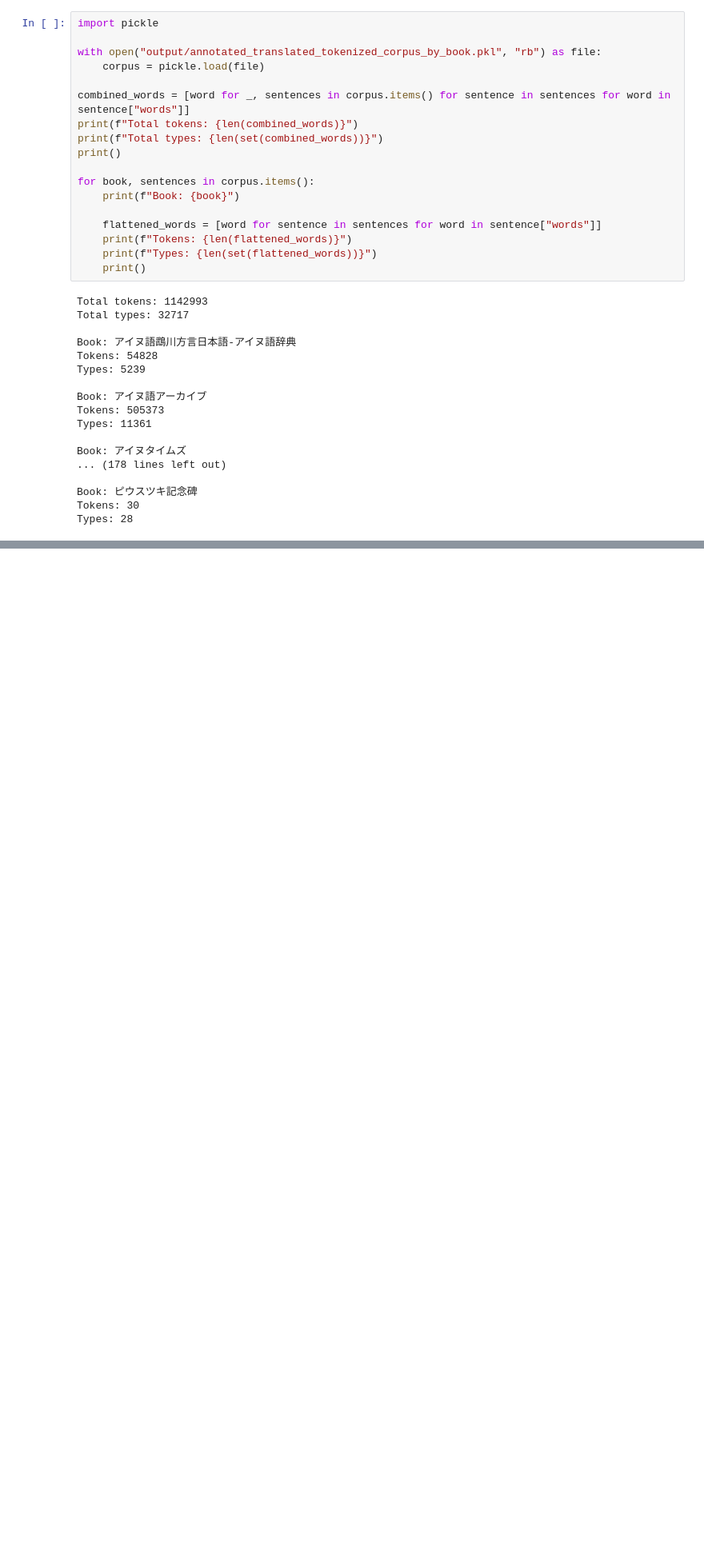
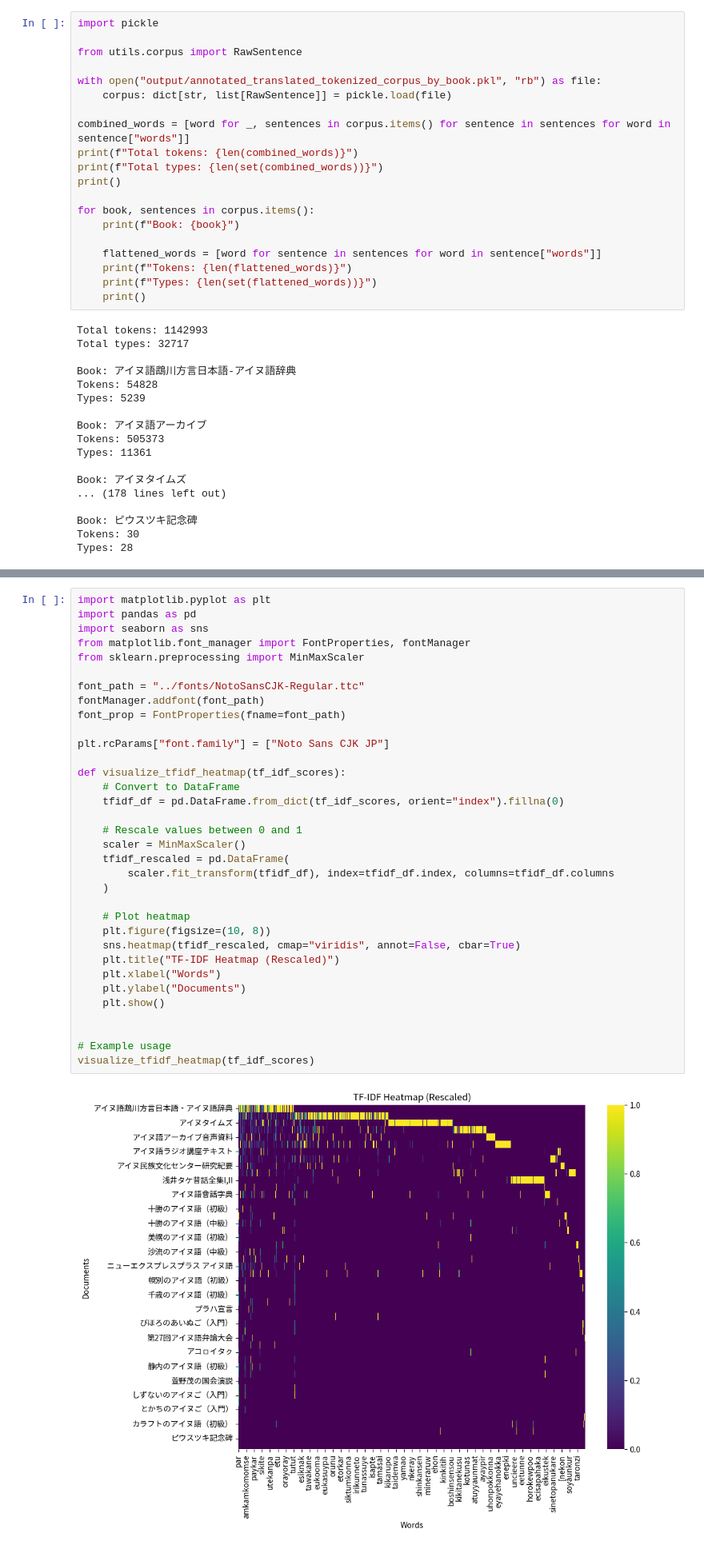
Before and after one commit to mkpoli/ainu-corpora-process, a Jupyter notebook: corpus/basic_statistics.ipynb, the cells around one changed output, grey strips where cells are left out. Shown at 80% size. Cells and saved outputs as stored; diff of their text form; blank space fills up the shorter version.

Commit message:
feat: add TF-IDF calculation and heatmap visualization

```diff
--- a/corpus/basic_statistics.ipynb
+++ b/corpus/basic_statistics.ipynb
@@ -1,8 +1,10 @@
 # %%
 import pickle
 
+from utils.corpus import RawSentence
+
 with open("output/annotated_translated_tokenized_corpus_by_book.pkl", "rb") as file:
-    corpus = pickle.load(file)
+    corpus: dict[str, list[RawSentence]] = pickle.load(file)
 
 combined_words = [word for _, sentences in corpus.items() for sentence in sentences for word in sentence["words"]]
 print(f"Total tokens: {len(combined_words)}")
@@ -46,0 +84,36 @@ with open("output/ainu_words_all.tsv", "w") as f:
+# %%
+import matplotlib.pyplot as plt
+import pandas as pd
+import seaborn as sns
+from matplotlib.font_manager import FontProperties, fontManager
+from sklearn.preprocessing import MinMaxScaler
+
+font_path = "../fonts/NotoSansCJK-Regular.ttc"
+fontManager.addfont(font_path)
+font_prop = FontProperties(fname=font_path)
+
+plt.rcParams["font.family"] = ["Noto Sans CJK JP"]
+
+def visualize_tfidf_heatmap(tf_idf_scores):
+    # Convert to DataFrame
+    tfidf_df = pd.DataFrame.from_dict(tf_idf_scores, orient="index").fillna(0)
+
+    # Rescale values between 0 and 1
+    scaler = MinMaxScaler()
+    tfidf_rescaled = pd.DataFrame(
+        scaler.fit_transform(tfidf_df), index=tfidf_df.index, columns=tfidf_df.columns
+    )
+
+    # Plot heatmap
+    plt.figure(figsize=(10, 8))
+    sns.heatmap(tfidf_rescaled, cmap="viridis", annot=False, cbar=True)
+    plt.title("TF-IDF Heatmap (Rescaled)")
+    plt.xlabel("Words")
+    plt.ylabel("Documents")
+    plt.show()
+
+
+# Example usage
+visualize_tfidf_heatmap(tf_idf_scores)
+# %% [output]
+[figure, added]
```
Also changed, not shown: parts of 2 cells of this notebook.
